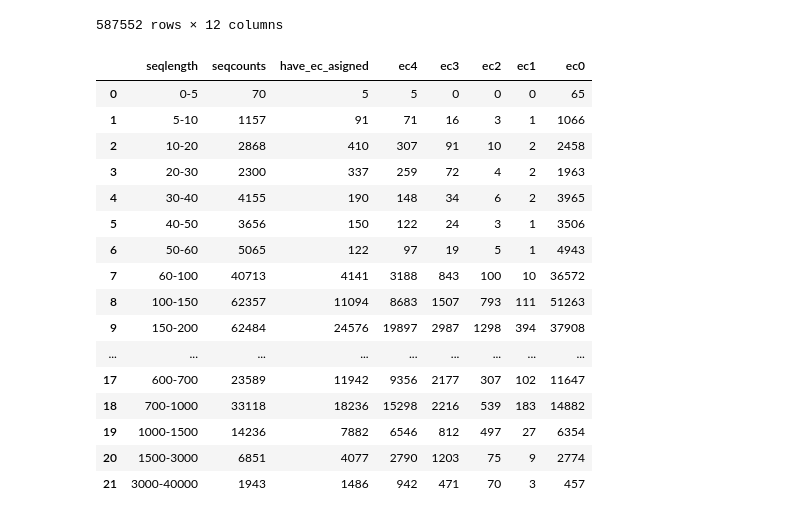
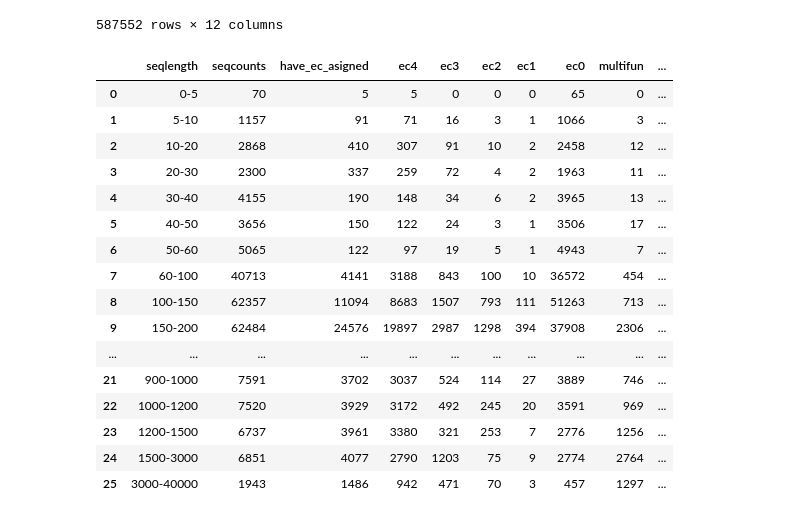
Before and after one commit to kingstdio/BioUniprot, a Jupyter notebook: data_analysis.ipynb, the cells around one changed output. Drawn from its saved outputs; the diff is of its cells as text; code cells hidden in the pictures.

```diff
--- a/data_analysis.ipynb
+++ b/data_analysis.ipynb
@@ -244,7 +244,7 @@ sprot_all
 uctools =  ucTools.ucTools('172.16.25.20')
 cnx_mimic = uctools.db_conn()
 # %%
-SPAN=[0, 5,10, 20, 30, 40, 50, 60, 100,150, 200,250, 300,350, 400, 450,500, 600, 700, 1000, 1500, 3000, 40000]
+SPAN=[0, 5,10, 20, 30, 40, 50, 60, 100,150, 200,250, 300,350, 400, 450,500,550, 600, 700,800,900, 1000,1200, 1500, 3000, 40000]
 sql = '''SELECT max(seqlength), min(seqlength) from tb_sprot;'''
 MAXLEGTH = pd.read_sql_query(sql,cnx_mimic)['max'][0]
 # %%
@@ -269,24 +269,29 @@ for i in range(len(SPAN)-1):
     sql ='''SELECT count(row_id) from tb_sprot WHERE seqlength BETWEEN {0} and {1} and ec_specific_level =0;'''.format(SPAN[i], SPAN[i+1])
     ec0 = pd.DataFrame(pd.read_sql_query(sql,cnx_mimic)).values[0][0]
 
-    length_list +=[[str(SPAN[i])+'-'+str(SPAN[i+1]), int(counts_value), int(has_ec), ec4, ec3, ec2, ec1, ec0]]
+    sql ='''SELECT count("isMultiFunctional") from tb_sprot WHERE seqlength BETWEEN {0} and {1} and "isMultiFunctional"=TRUE'''.format(SPAN[i], SPAN[i+1])
+    multifun = pd.DataFrame(pd.read_sql_query(sql,cnx_mimic)).values[0][0]
+
+    length_list +=[[str(SPAN[i])+'-'+str(SPAN[i+1]), int(counts_value), int(has_ec), ec4, ec3, ec2, ec1, ec0, multifun]]
 # %%
-pd.DataFrame(length_list, columns=['seqlength', 'seqcounts', 'have_ec_asigned', 'ec4', 'ec3', 'ec2', 'ec1', 'ec0'])
+aacc = pd.DataFrame(length_list, columns=['seqlength', 'seqcounts', 'have_ec_asigned', 'ec4', 'ec3', 'ec2', 'ec1', 'ec0', 'multifun'])
+aacc['multi_percentage'] = aacc.multifun/aacc.seqcounts
+aacc
 # %% [output]
-|  | seqlength | seqcounts | have_ec_asigned | ec4 | ec3 | ec2 | ec1 | ec0 |
-| 0 | 0-5 | 70 | 5 | 5 | 0 | 0 | 0 | 65 |
-| 1 | 5-10 | 1157 | 91 | 71 | 16 | 3 | 1 | 1066 |
-| 2 | 10-20 | 2868 | 410 | 307 | 91 | 10 | 2 | 2458 |
-| 3 | 20-30 | 2300 | 337 | 259 | 72 | 4 | 2 | 1963 |
-| 4 | 30-40 | 4155 | 190 | 148 | 34 | 6 | 2 | 3965 |
-| 5 | 40-50 | 3656 | 150 | 122 | 24 | 3 | 1 | 3506 |
-| 6 | 50-60 | 5065 | 122 | 97 | 19 | 5 | 1 | 4943 |
-| 7 | 60-100 | 40713 | 4141 | 3188 | 843 | 100 | 10 | 36572 |
-| 8 | 100-150 | 62357 | 11094 | 8683 | 1507 | 793 | 111 | 51263 |
-| 9 | 150-200 | 62484 | 24576 | 19897 | 2987 | 1298 | 394 | 37908 |
-| ... | ... | ... | ... | ... | ... | ... | ... | ... |
-| 17 | 600-700 | 23589 | 11942 | 9356 | 2177 | 307 | 102 | 11647 |
-| 18 | 700-1000 | 33118 | 18236 | 15298 | 2216 | 539 | 183 | 14882 |
-| 19 | 1000-1500 | 14236 | 7882 | 6546 | 812 | 497 | 27 | 6354 |
-| 20 | 1500-3000 | 6851 | 4077 | 2790 | 1203 | 75 | 9 | 2774 |
-| 21 | 3000-40000 | 1943 | 1486 | 942 | 471 | 70 | 3 | 457 |
+|  | seqlength | seqcounts | have_ec_asigned | ec4 | ec3 | ec2 | ec1 | ec0 | multifun | ... |
+| 0 | 0-5 | 70 | 5 | 5 | 0 | 0 | 0 | 65 | 0 | ... |
+| 1 | 5-10 | 1157 | 91 | 71 | 16 | 3 | 1 | 1066 | 3 | ... |
+| 2 | 10-20 | 2868 | 410 | 307 | 91 | 10 | 2 | 2458 | 12 | ... |
+| 3 | 20-30 | 2300 | 337 | 259 | 72 | 4 | 2 | 1963 | 11 | ... |
+| 4 | 30-40 | 4155 | 190 | 148 | 34 | 6 | 2 | 3965 | 13 | ... |
+| 5 | 40-50 | 3656 | 150 | 122 | 24 | 3 | 1 | 3506 | 17 | ... |
+| 6 | 50-60 | 5065 | 122 | 97 | 19 | 5 | 1 | 4943 | 7 | ... |
+| 7 | 60-100 | 40713 | 4141 | 3188 | 843 | 100 | 10 | 36572 | 454 | ... |
+| 8 | 100-150 | 62357 | 11094 | 8683 | 1507 | 793 | 111 | 51263 | 713 | ... |
+| 9 | 150-200 | 62484 | 24576 | 19897 | 2987 | 1298 | 394 | 37908 | 2306 | ... |
+| ... | ... | ... | ... | ... | ... | ... | ... | ... | ... | ... |
+| 21 | 900-1000 | 7591 | 3702 | 3037 | 524 | 114 | 27 | 3889 | 746 | ... |
+| 22 | 1000-1200 | 7520 | 3929 | 3172 | 492 | 245 | 20 | 3591 | 969 | ... |
+| 23 | 1200-1500 | 6737 | 3961 | 3380 | 321 | 253 | 7 | 2776 | 1256 | ... |
+| 24 | 1500-3000 | 6851 | 4077 | 2790 | 1203 | 75 | 9 | 2774 | 2764 | ... |
+| 25 | 3000-40000 | 1943 | 1486 | 942 | 471 | 70 | 3 | 457 | 1297 | ... |
```
Also changed, not shown: parts of 21 cells of this notebook, 13 other files.
